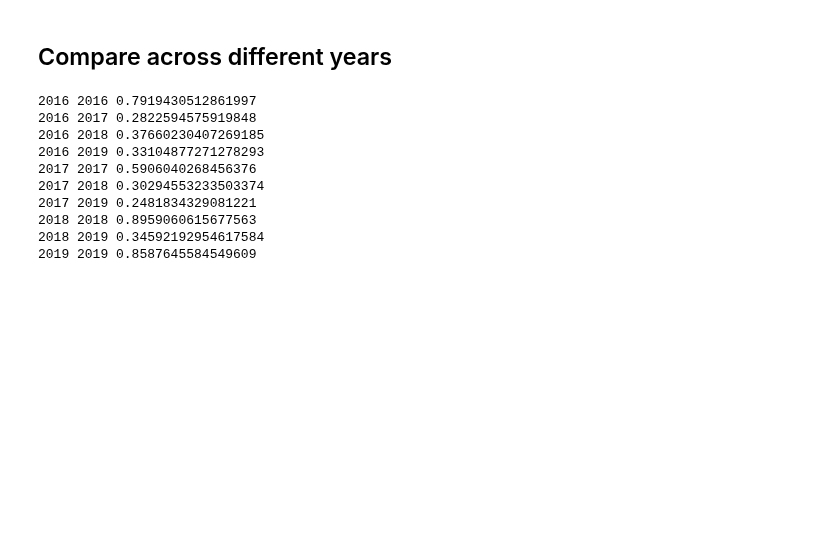
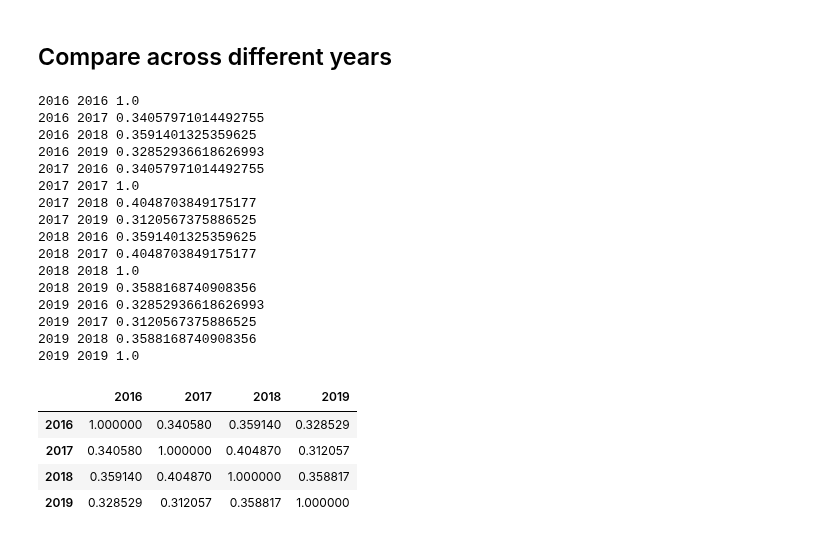
Before and after one commit to colevfrank/254_ML_IL_Crime, a Jupyter notebook: clustering/Comparison Template Notebook.ipynb, the cells around one changed output. Saved outputs shown, nothing was run; the diff lists cells and outputs as text; code cells hidden in the pictures; blank space fills up the shorter version.

```diff
--- a/clustering/Comparison Template Notebook.ipynb
+++ b/clustering/Comparison Template Notebook.ipynb
@@ -196,11 +196,14 @@ def get_sim_clusters(labels1, labels2):
 years = [2016, 2017, 2018, 2019]
 # %%
 remove_cols = ['BLACK', 'WHITE', 'HISPANIC', 'CENSUS']
-results_df
-for i, year1 in enumerate(years):
+
+result_df = pd.DataFrame()
+for year1 in years:
     _, clustered_data_1 = get_clusters(data, remove_cols, year1) # We are subsetting the labels later
 
-    for year2 in years[i:]:
+    row_dict = {}
+
+    for year2 in years:
         # Get clusters
         _, clustered_data_2 = get_clusters(data, remove_cols, year2)
 
@@ -212,14 +215,31 @@ for i, year1 in enumerate(years):
         # Compare
         sim_score = get_sim_clusters(cluster_labels_1, cluster_labels_2)
         print(year1, year2, sim_score)
+        row_dict[year2] = sim_score
+    result_df = result_df.append(row_dict, ignore_index=True)
 # %% [output]
-2016 2016 0.7919430512861997
-2016 2017 0.2822594575919848
-2016 2018 0.37660230407269185
-2016 2019 0.33104877271278293
-2017 2017 0.5906040268456376
-2017 2018 0.30294553233503374
-2017 2019 0.2481834329081221
-2018 2018 0.8959060615677563
-2018 2019 0.34592192954617584
-2019 2019 0.8587645584549609
+2016 2016 1.0
+2016 2017 0.34057971014492755
+2016 2018 0.3591401325359625
+2016 2019 0.32852936618626993
+2017 2016 0.34057971014492755
+2017 2017 1.0
+2017 2018 0.4048703849175177
+2017 2019 0.3120567375886525
+2018 2016 0.3591401325359625
+2018 2017 0.4048703849175177
+2018 2018 1.0
+2018 2019 0.3588168740908356
+2019 2016 0.32852936618626993
+2019 2017 0.3120567375886525
+2019 2018 0.3588168740908356
+2019 2019 1.0
+# %%
+result_df.index = years
+result_df
+# %% [output]
+|  | 2016 | 2017 | 2018 | 2019 |
+| 2016 | 1.000000 | 0.340580 | 0.359140 | 0.328529 |
+| 2017 | 0.340580 | 1.000000 | 0.404870 | 0.312057 |
+| 2018 | 0.359140 | 0.404870 | 1.000000 | 0.358817 |
+| 2019 | 0.328529 | 0.312057 | 0.358817 | 1.000000 |
```
Also changed, not shown: parts of 5 cells of this notebook.
